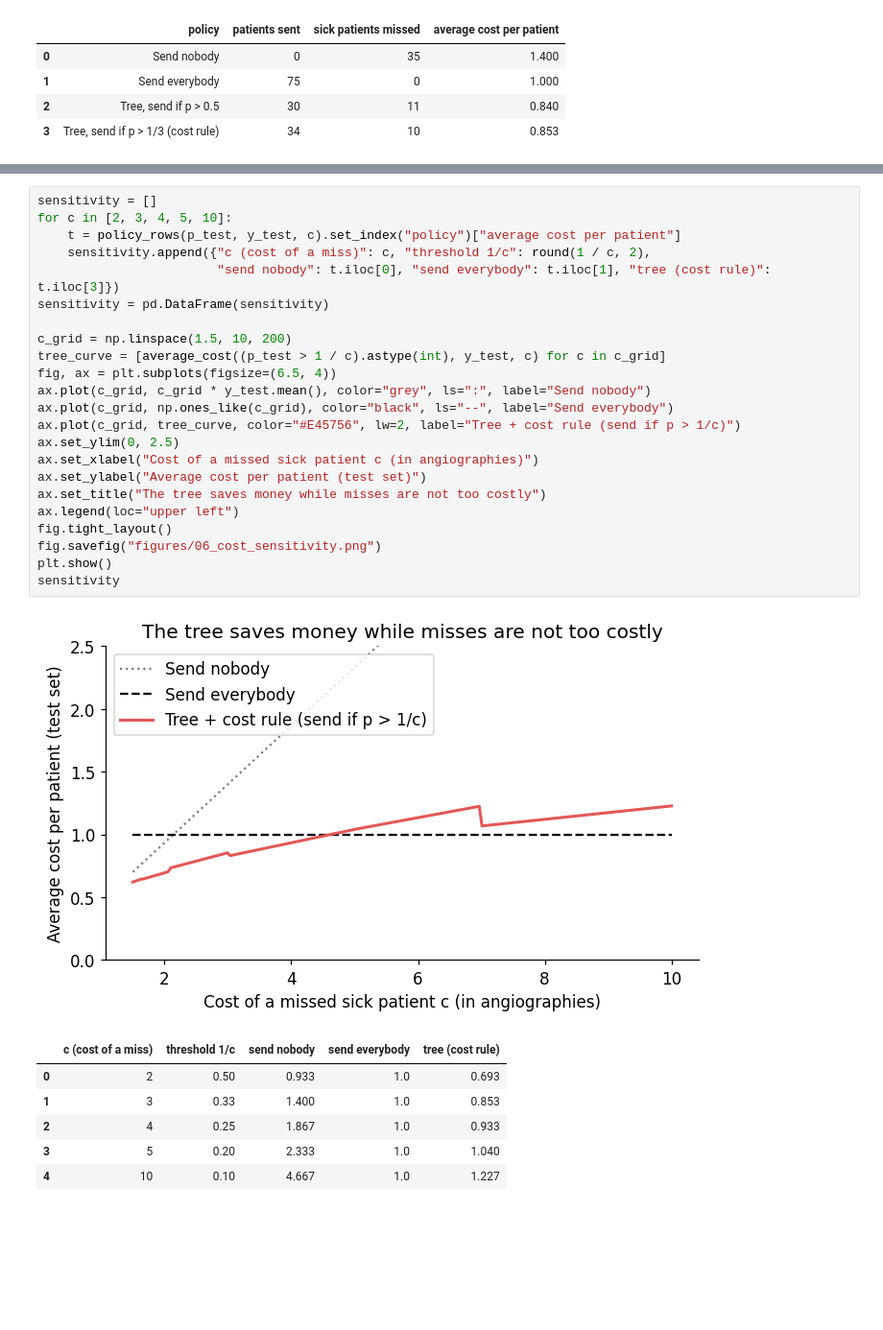
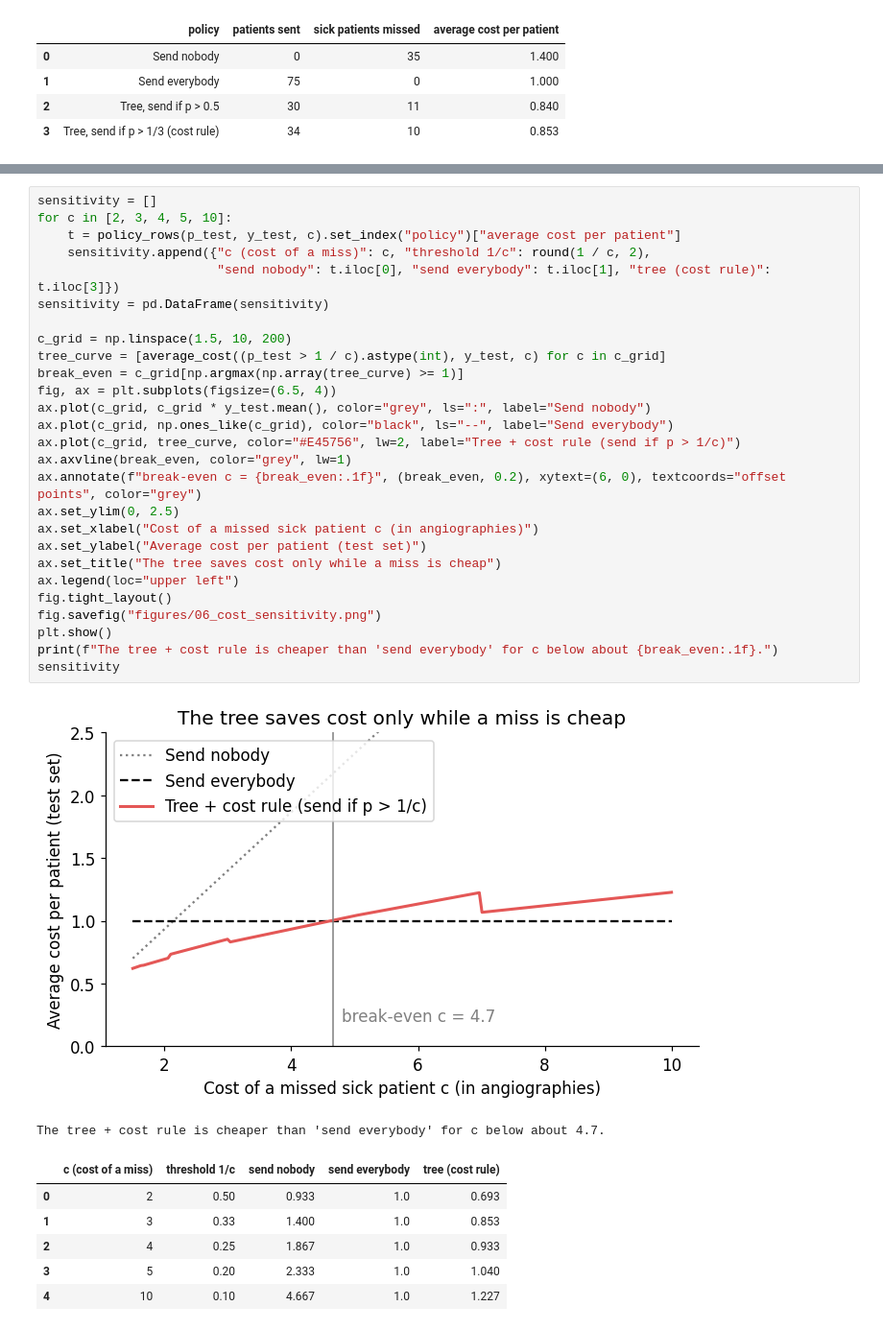
Before and after one commit to widodu77/augmented-dec, a Jupyter notebook: heart_disease_tree.ipynb, the cells around one changed output, grey strips where cells are left out. Shown at 96% size. Drawn from its saved outputs; the diff is of its cells as text; blank space fills up the shorter version.

```diff
--- a/heart_disease_tree.ipynb
+++ b/heart_disease_tree.ipynb
@@ -401,28 +439,33 @@ Test set: 75 patients, 35 sick. Missed patient cost c = 3.
 # %%
 sensitivity = []
 for c in [2, 3, 4, 5, 10]:
     t = policy_rows(p_test, y_test, c).set_index("policy")["average cost per patient"]
     sensitivity.append({"c (cost of a miss)": c, "threshold 1/c": round(1 / c, 2),
                         "send nobody": t.iloc[0], "send everybody": t.iloc[1], "tree (cost rule)": t.iloc[3]})
 sensitivity = pd.DataFrame(sensitivity)
 
 c_grid = np.linspace(1.5, 10, 200)
 tree_curve = [average_cost((p_test > 1 / c).astype(int), y_test, c) for c in c_grid]
+break_even = c_grid[np.argmax(np.array(tree_curve) >= 1)]
 fig, ax = plt.subplots(figsize=(6.5, 4))
 ax.plot(c_grid, c_grid * y_test.mean(), color="grey", ls=":", label="Send nobody")
 ax.plot(c_grid, np.ones_like(c_grid), color="black", ls="--", label="Send everybody")
 ax.plot(c_grid, tree_curve, color="#E45756", lw=2, label="Tree + cost rule (send if p > 1/c)")
+ax.axvline(break_even, color="grey", lw=1)
+ax.annotate(f"break-even c = {break_even:.1f}", (break_even, 0.2), xytext=(6, 0), textcoords="offset points", color="grey")
 ax.set_ylim(0, 2.5)
 ax.set_xlabel("Cost of a missed sick patient c (in angiographies)")
 ax.set_ylabel("Average cost per patient (test set)")
-ax.set_title("The tree saves money while misses are not too costly")
+ax.set_title("The tree saves cost only while a miss is cheap")
 ax.legend(loc="upper left")
 fig.tight_layout()
 fig.savefig("figures/06_cost_sensitivity.png")
 plt.show()
+print(f"The tree + cost rule is cheaper than 'send everybody' for c below about {break_even:.1f}.")
 sensitivity
 # %% [output]
-[figure, old version]
+[figure, new version]
+The tree + cost rule is cheaper than 'send everybody' for c below about 4.7.
 |  | c (cost of a miss) | threshold 1/c | send nobody | send everybody | tree (cost rule) |
 | 0 | 2 | 0.50 | 0.933 | 1.0 | 0.693 |
 | 1 | 3 | 0.33 | 1.400 | 1.0 | 0.853 |
```
Also changed, not shown: parts of 25 cells of this notebook, 5 other files.
